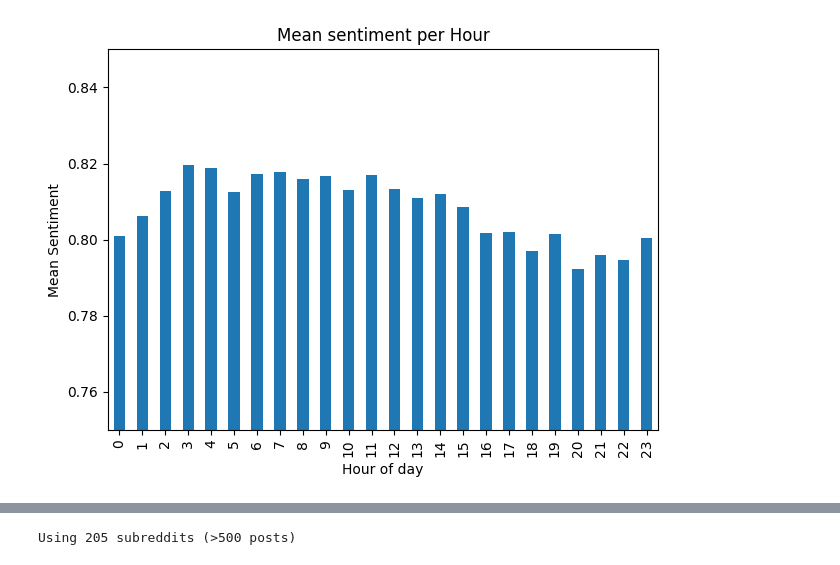
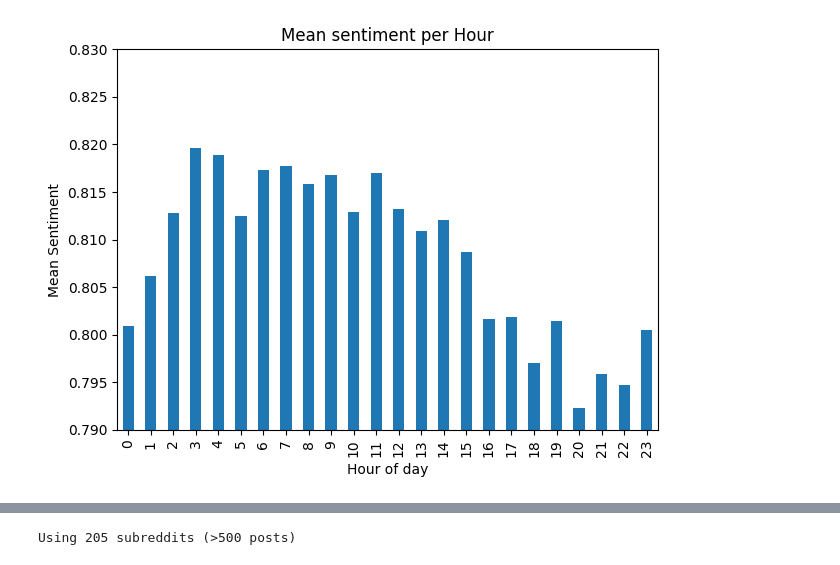
Before and after one commit to epfl-ada/ada-2025-project-othertagada, a Jupyter notebook: robin.ipynb, the cells around one changed output, grey strips where cells are left out. Drawn from its saved outputs; the diff is of its cells as text; code cells hidden in the pictures.

```diff
--- a/robin.ipynb
+++ b/robin.ipynb
@@ -22,15 +8,15 @@ data = dataset.data
 # %%
 # Sentiment by hour of day
 
 data['hour'] = data['TIMESTAMP'].dt.hour
 sentiment_by_hour = data.groupby('hour')['LINK_SENTIMENT'].mean()
 
 sentiment_by_hour.plot(kind='bar')
-plt.ylim(0.75, 0.85)
+plt.ylim(0.79, 0.83)
 plt.title('Mean sentiment per Hour')
 plt.xlabel('Hour of day')
 plt.ylabel('Mean Sentiment')
 plt.tight_layout()
 plt.show()
 # %% [output]
-[figure, old version]
+[figure, new version]
```
Also changed, not shown: parts of 7 cells of this notebook, 2 other files.
